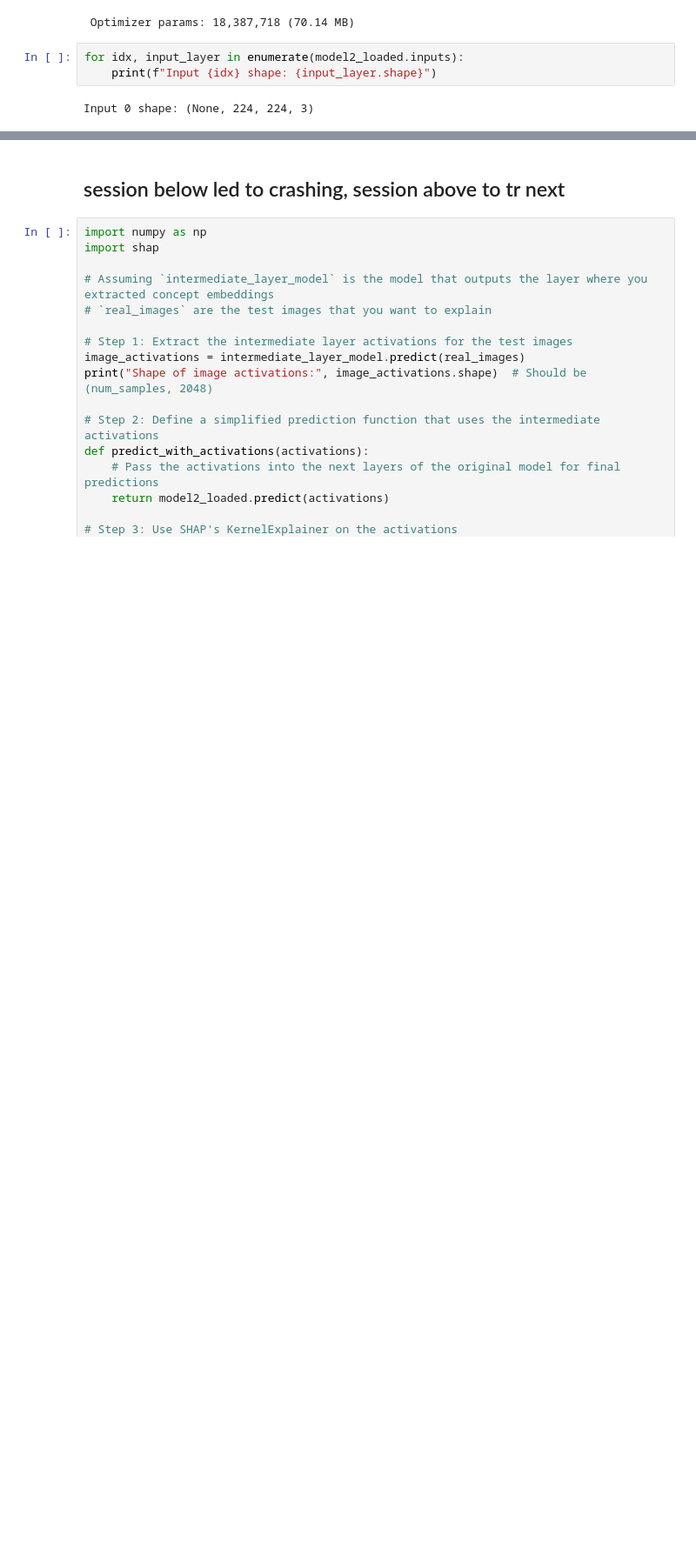
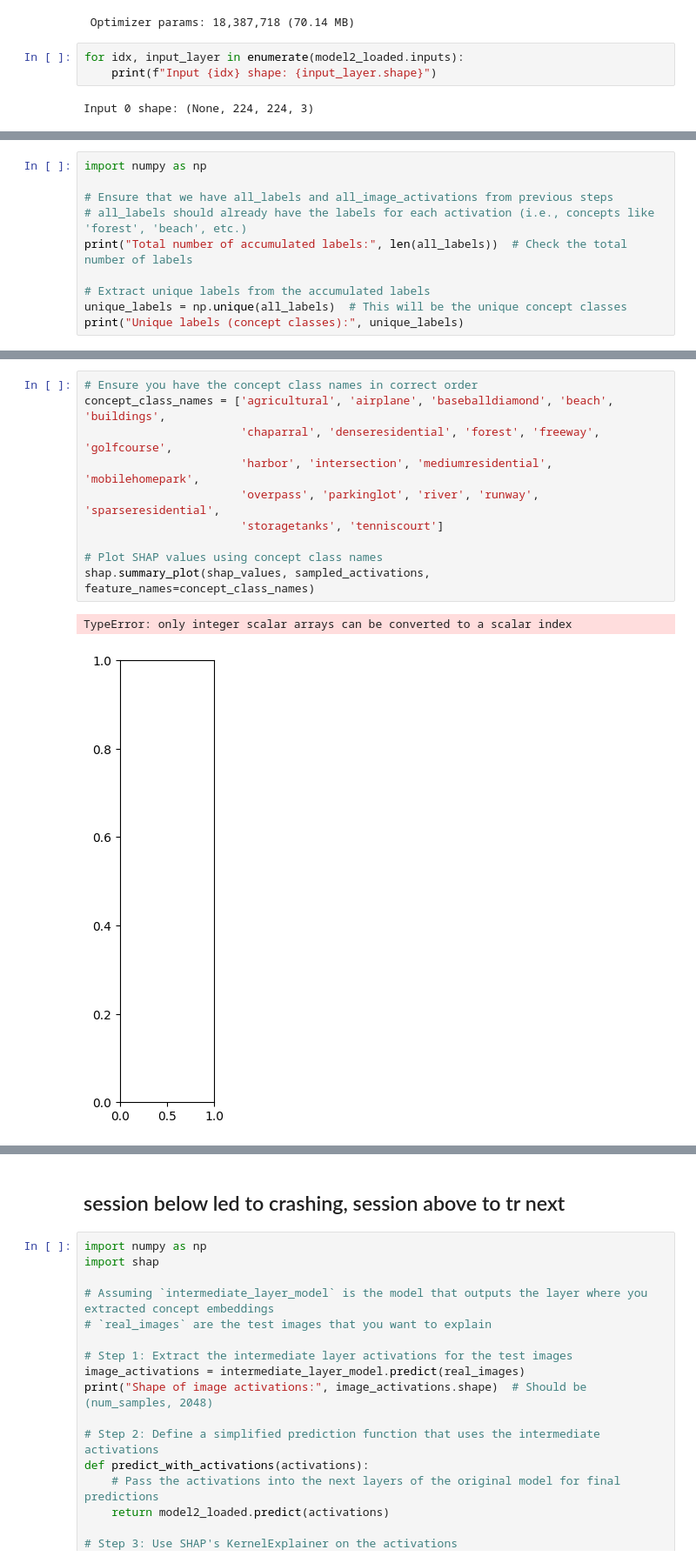
Before and after one commit to Kusakawama/MADS_CNN, a Jupyter notebook: ConceptSHAP.ipynb, the cells around one changed output, grey strips where cells are left out. Shown at 87% size. Cells and saved outputs as stored; diff of their text form; blank space fills up the shorter version.

```diff
--- a/ConceptSHAP.ipynb
+++ b/ConceptSHAP.ipynb
@@ -801,0 +1281,10 @@ shap.summary_plot(shap_values, all_image_activations)
+# %%
+import numpy as np
+
+# Ensure that we have all_labels and all_image_activations from previous steps
+# all_labels should already have the labels for each activation (i.e., concepts like 'forest', 'beach', etc.)
+print("Total number of accumulated labels:", len(all_labels))  # Check the total number of labels
+
+# Extract unique labels from the accumulated labels
+unique_labels = np.unique(all_labels)  # This will be the unique concept classes
+print("Unique labels (concept classes):", unique_labels)
@@ -801,0 +1377,13 @@ shap.summary_plot(shap_values, all_image_activations)
+# %%
+# Ensure you have the concept class names in correct order
+concept_class_names = ['agricultural', 'airplane', 'baseballdiamond', 'beach', 'buildings',
+                       'chaparral', 'denseresidential', 'forest', 'freeway', 'golfcourse',
+                       'harbor', 'intersection', 'mediumresidential', 'mobilehomepark',
+                       'overpass', 'parkinglot', 'river', 'runway', 'sparseresidential',
+                       'storagetanks', 'tenniscourt']
+
+# Plot SHAP values using concept class names
+shap.summary_plot(shap_values, sampled_activations, feature_names=concept_class_names)
+# %% [output]
+TypeError: only integer scalar arrays can be converted to a scalar index
+[figure, added]
```
Also changed, not shown: parts of 72 cells of this notebook.
